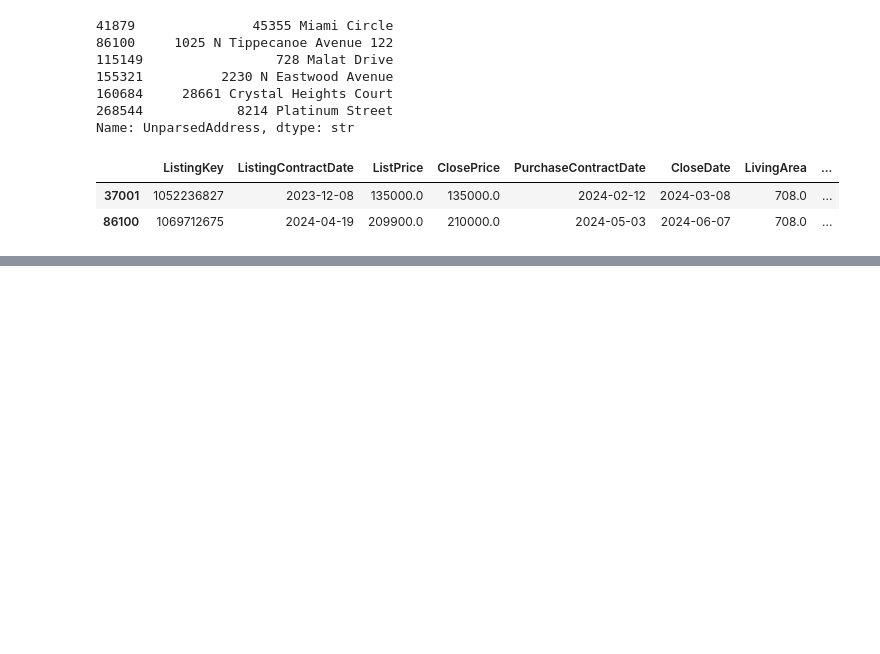
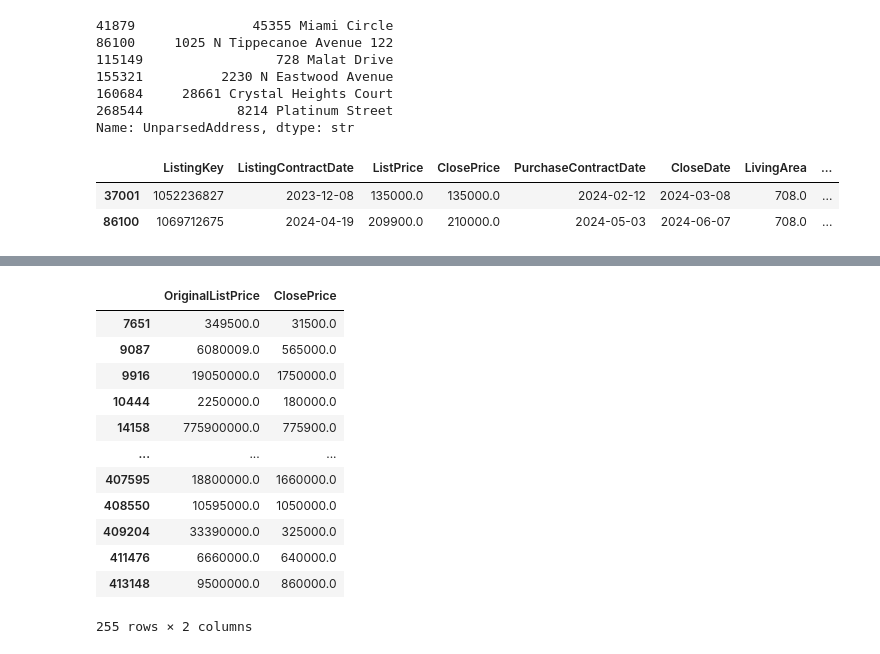
Before and after one commit to sangyeolbaek/idx-exchange, a Jupyter notebook: clean_prep.ipynb, the cells around one changed output, grey strips where cells are left out. Drawn from its saved outputs; the diff is of its cells as text; code cells hidden in the pictures; blank space fills up the shorter version.

```diff
--- a/clean_prep.ipynb
+++ b/clean_prep.ipynb
@@ -127,0 +162,16 @@ listed[listed["BathroomsTotalInteger"] < 0][main_fields]
+# %%
+sold[(sold["ClosePrice"] / sold["OriginalListPrice"]) < 0.1][["OriginalListPrice", "ClosePrice"]]
+# %% [output]
+|  | OriginalListPrice | ClosePrice |
+| 7651 | 349500.0 | 31500.0 |
+| 9087 | 6080009.0 | 565000.0 |
+| 9916 | 19050000.0 | 1750000.0 |
+| 10444 | 2250000.0 | 180000.0 |
+| 14158 | 775900000.0 | 775900.0 |
+| ... | ... | ... |
+| 407595 | 18800000.0 | 1660000.0 |
+| 408550 | 10595000.0 | 1050000.0 |
+| 409204 | 33390000.0 | 325000.0 |
+| 411476 | 6660000.0 | 640000.0 |
+| 413148 | 9500000.0 | 860000.0 |
+255 rows × 2 columns
```
Also changed, not shown: parts of 15 cells of this notebook, 6 other files.
